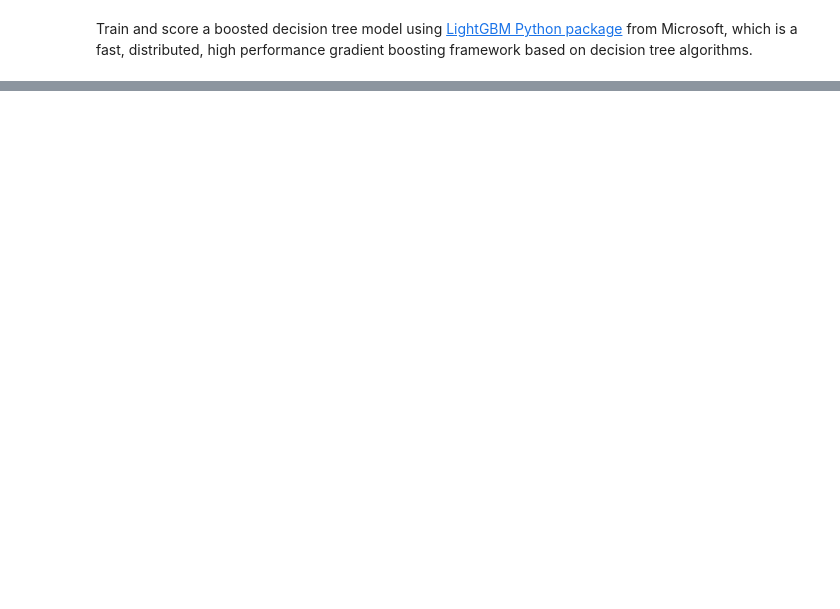
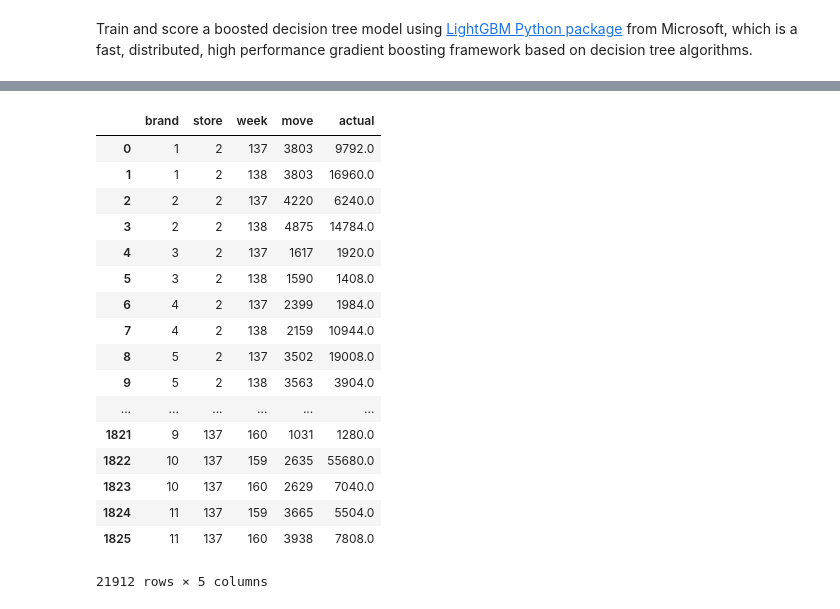
Before and after one commit to sdonohoo/forecasting, a Jupyter notebook: retail_sales/OrangeJuice_Pt_3Weeks_Weekly/submissions/LightGBM/train_score.ipynb, the cells around one changed output, grey strips where cells are left out. Cells and saved outputs as stored; diff of their text form; code cells hidden in the pictures; blank space fills up the shorter version.

```diff
--- a/retail_sales/OrangeJuice_Pt_3Weeks_Weekly/submissions/LightGBM/train_score.ipynb
+++ b/retail_sales/OrangeJuice_Pt_3Weeks_Weekly/submissions/LightGBM/train_score.ipynb
@@ -308,0 +371,21 @@ Plot feature importances...
+# %%
+results[['brand', 'store', 'week', 'move', 'actual']]
+# %% [output]
+|  | brand | store | week | move | actual |
+| 0 | 1 | 2 | 137 | 3803 | 9792.0 |
+| 1 | 1 | 2 | 138 | 3803 | 16960.0 |
+| 2 | 2 | 2 | 137 | 4220 | 6240.0 |
+| 3 | 2 | 2 | 138 | 4875 | 14784.0 |
+| 4 | 3 | 2 | 137 | 1617 | 1920.0 |
+| 5 | 3 | 2 | 138 | 1590 | 1408.0 |
+| 6 | 4 | 2 | 137 | 2399 | 1984.0 |
+| 7 | 4 | 2 | 138 | 2159 | 10944.0 |
+| 8 | 5 | 2 | 137 | 3502 | 19008.0 |
+| 9 | 5 | 2 | 138 | 3563 | 3904.0 |
+| ... | ... | ... | ... | ... | ... |
+| 1821 | 9 | 137 | 160 | 1031 | 1280.0 |
+| 1822 | 10 | 137 | 159 | 2635 | 55680.0 |
+| 1823 | 10 | 137 | 160 | 2629 | 7040.0 |
+| 1824 | 11 | 137 | 159 | 3665 | 5504.0 |
+| 1825 | 11 | 137 | 160 | 3938 | 7808.0 |
+21912 rows × 5 columns
```
Also changed, not shown: parts of 7 cells of this notebook, 4 other files.
